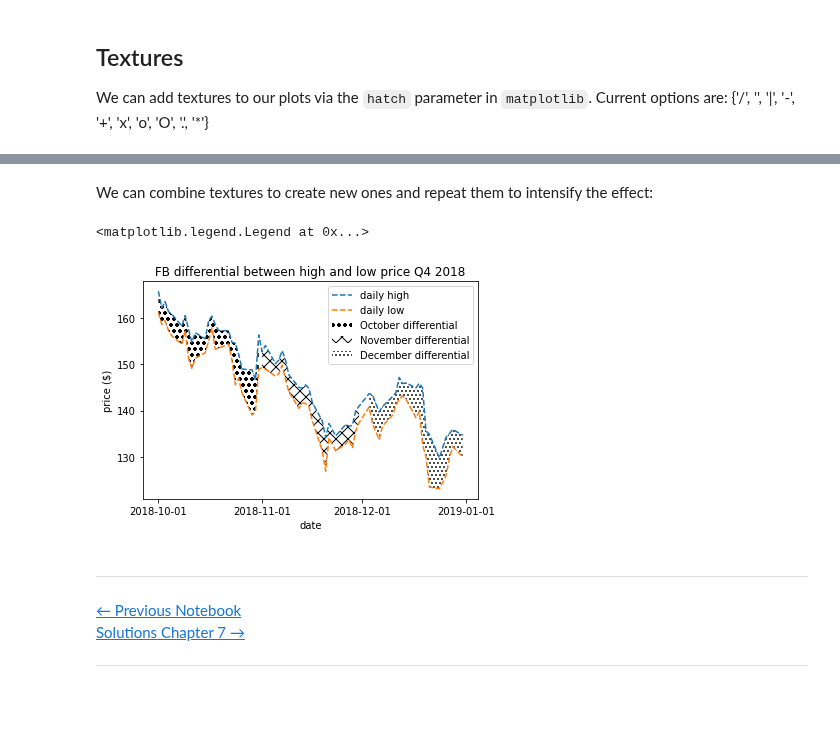
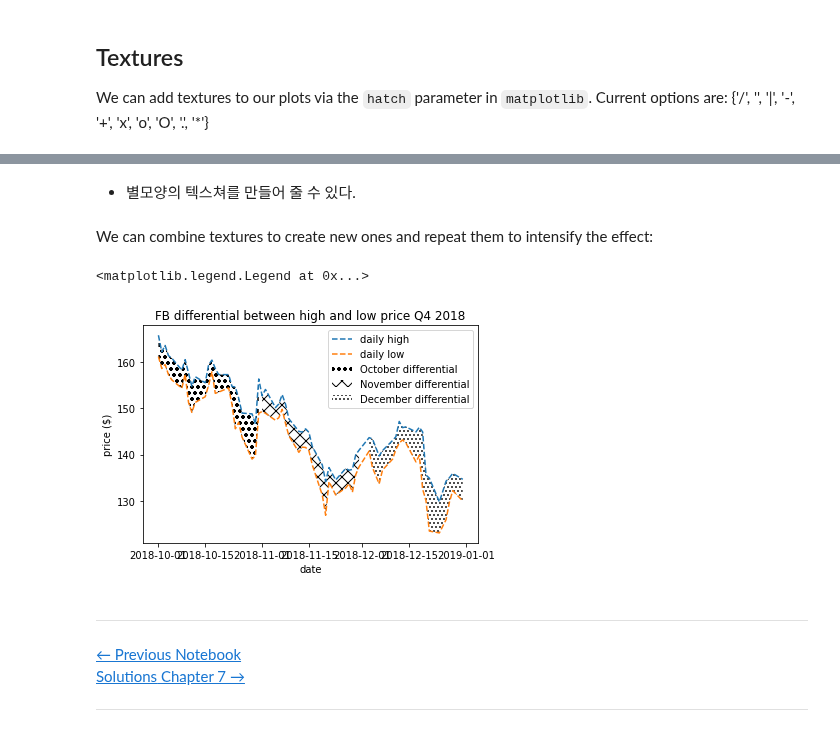
Before and after one commit to kcw0331/Environmental-Health-Big-Data-Analysis, a Jupyter notebook: 12주차/3-customizing_visualizations.ipynb, the cells around one changed output, grey strips where cells are left out. Saved outputs shown, nothing was run; the diff lists cells and outputs as text; code cells hidden in the pictures; blank space fills up the shorter version.

```diff
--- a/12주차/3-customizing_visualizations.ipynb
+++ b/12주차/3-customizing_visualizations.ipynb
@@ -392,28 +443,30 @@ ax.set(xlabel='week number', ylabel='volume traded')
 [figure]
+# %% [markdown]
+* 별모양의 텍스쳐를 만들어 줄 수 있다.
 # %% [markdown]
 We can combine textures to create new ones and repeat them to intensify the effect:
 # %%
 import calendar
 
 fb_q4 = fb.loc['2018-Q4']
 
 for texture, month in zip(['oo', '/\\/\\', '...'], [10, 11, 12]):
     plt.fill_between(
         fb_q4.index, fb_q4.high, fb_q4.low, hatch=texture,
         where=fb_q4.index.month == month, facecolor='white',
         label=f'{calendar.month_name[month]} differential'
     )
 
 plt.plot(fb_q4.index, fb_q4.high, '--', label='daily high')
 plt.plot(fb_q4.index, fb_q4.low, '--', label='daily low')
-plt.xticks(['2018-10-01', '2018-11-01', '2018-12-01', '2019-01-01'])
+#plt.xticks(['2018-10-01', '2018-11-01', '2018-12-01', '2019-01-01'])
 plt.xlabel('date')
 plt.ylabel('price ($)')
 plt.title('FB differential between high and low price Q4 2018')
 plt.legend()
 # %% [output]
 <matplotlib.legend.Legend at 0x...>
-[figure, old version]
+[figure, new version]
 # %% [markdown]
 <hr>
 <div style="overflow: hidden; margin-bottom: 10px;">
```
Also changed, not shown: parts of 25 cells of this notebook.
